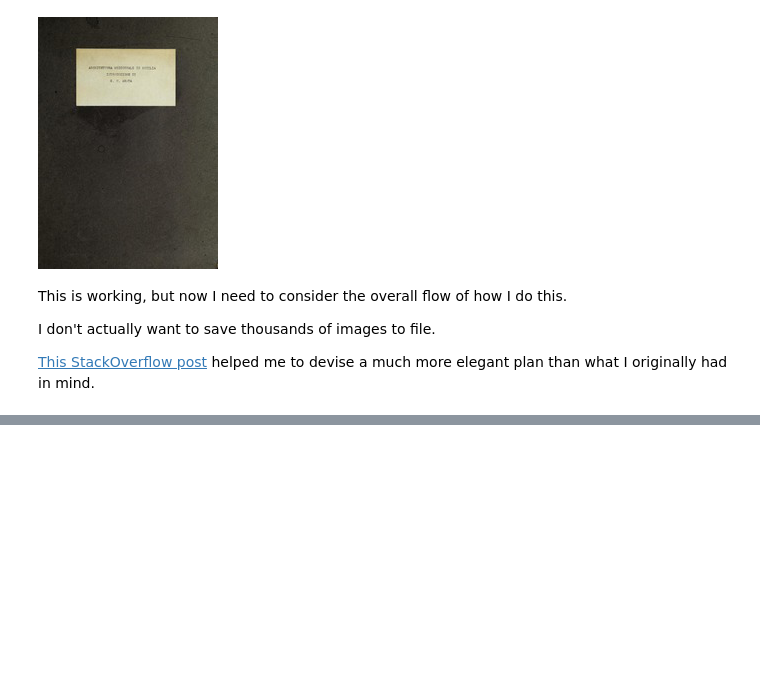
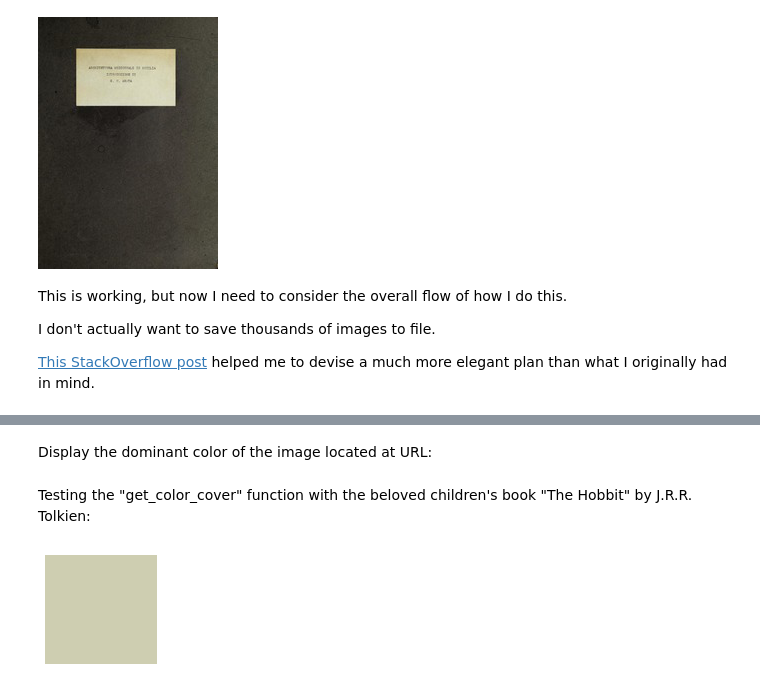
Before and after one commit to ran0027/book-covers, a Jupyter notebook: get_images.ipynb, the cells around one changed output, grey strips where cells are left out. Saved outputs shown, nothing was run; the diff lists cells and outputs as text; code cells hidden in the pictures; blank space fills up the shorter version.

Commit message:
Scrape book cover images and store RGB values for dominant color

```diff
--- a/get_images.ipynb
+++ b/get_images.ipynb
@@ -69,7 +118,9 @@ Image.open(file_like_object)
+# %% [markdown]
+Display the dominant color of the image located at URL:
 # %%
-def get_cover(URL):
-    '''Takes in a string (URL), and does something with the image located at that URL. Assumes that the "http://"
-    header is missing from the beginning of the string and adds it.'''
+def get_cover_color(URL):
+    '''Takes in a string (URL), and displays the dominant color in the image at that URL using ColorThief. Assumes
+    that the "http://" header is missing from the beginning of the string and adds it.'''
     # fix URL by adding http://
     URL = 'http://' + URL
 
@@ -81,5 +132,29 @@ def get_cover(URL):
     file_length = file_like_object.write(response.content)
     file_like_object.seek(0) # move to top of file
 
-    # now you can "open" the file-like object and treat it like an image
-    Image.open(file_like_object)
+    # get a color thief object for the image, extract the dominant color & normalize its RGB values to percentages
+    palette = ColorThief(file_like_object)
+    dominant_color = palette.get_color(quality=1) # RGB tuple
+    normalized_color = tuple([x/255 for x in dominant_color])
+
+    # check that it looks right =)
+    fig, ax = plt.subplots(figsize=(2,2))
+
+    ax.add_patch(Rectangle((0, 0), 1, 1, facecolor=normalized_color))
+
+    ax.spines[:].set_visible(False)
+
+    ax.xaxis.set_tick_params(labelbottom=False)
+    ax.yaxis.set_tick_params(labelleft=False)
+
+    ax.set_xticks([])
+    ax.set_yticks([]);
+# %% [markdown]
+Testing the "get_color_cover" function with the beloved children's book "The Hobbit" by J.R.R. Tolkien:
+# %%
+# use the URL as it is stored in the library.csv dataframe, without the http:// prefix
+hobbit_url = 'archive.org/services/img/derkleinehobbit0000tolk'
+# %%
+get_cover_color(hobbit_url)
+# %% [output]
+[figure, added]
```
Also changed, not shown: parts of 66 cells of this notebook, 1 other file.
